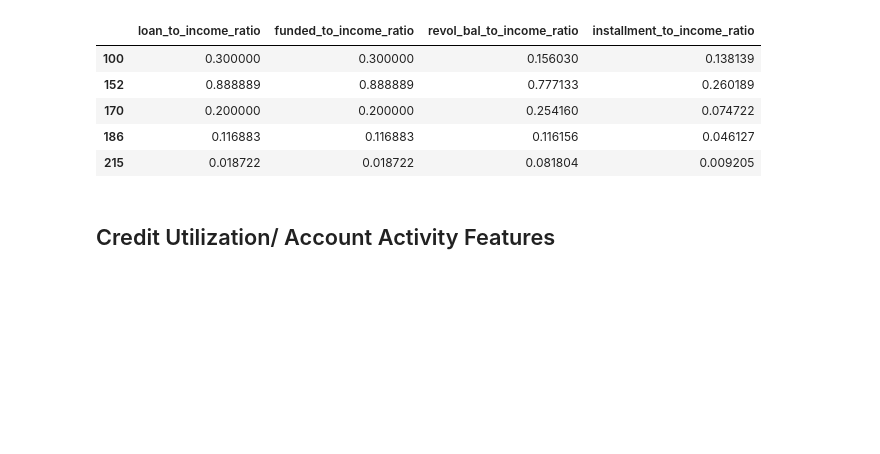
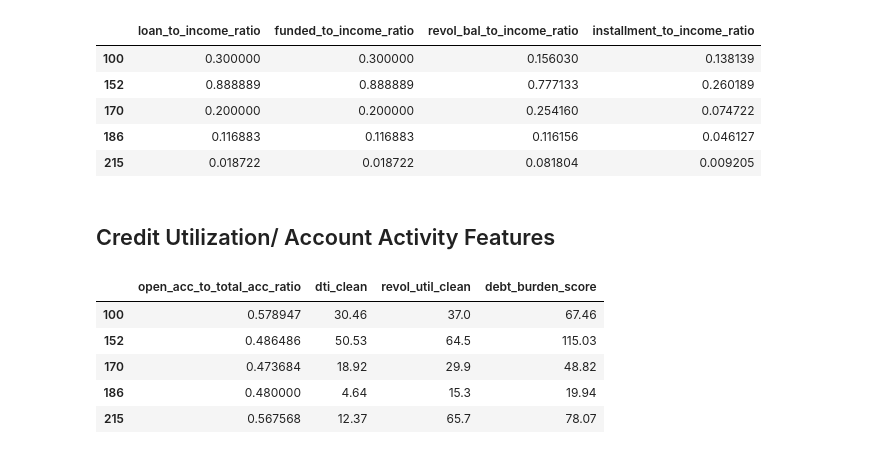
Before and after one commit to Shankari-Mohanakrishnan/lending-club-intelligent-borrower-profiling, a Jupyter notebook: notebooks/03_Feature_Engineering.ipynb, the cells around one changed output. Saved outputs shown, nothing was run; the diff lists cells and outputs as text; code cells hidden in the pictures; blank space fills up the shorter version.

```diff
--- a/notebooks/03_Feature_Engineering.ipynb
+++ b/notebooks/03_Feature_Engineering.ipynb
@@ -197,3 +197,17 @@ df[['loan_to_income_ratio', 'funded_to_income_ratio', 'revol_bal_to_income_ratio
 ## Credit Utilization/ Account Activity Features
 # %%
 df['open_acc_to_total_acc_ratio'] = df['open_acc']/df['total_acc_clean']
+
+df['dti_clean']=df['dti'].where(df['dti']>=0,np.nan)
+df['revol_util_clean']=df['revol_util'].where(df['revol_util']>=0,np.nan)
+
+df['debt_burden_score'] = df['dti_clean'] + df['revol_util_clean']
+
+df[['open_acc_to_total_acc_ratio','dti_clean','revol_util_clean','debt_burden_score']].head()
+# %% [output]
+|  | open_acc_to_total_acc_ratio | dti_clean | revol_util_clean | debt_burden_score |
+| 100 | 0.578947 | 30.46 | 37.0 | 67.46 |
+| 152 | 0.486486 | 50.53 | 64.5 | 115.03 |
+| 170 | 0.473684 | 18.92 | 29.9 | 48.82 |
+| 186 | 0.480000 | 4.64 | 15.3 | 19.94 |
+| 215 | 0.567568 | 12.37 | 65.7 | 78.07 |
```
Also changed, not shown: parts of 10 cells of this notebook.
